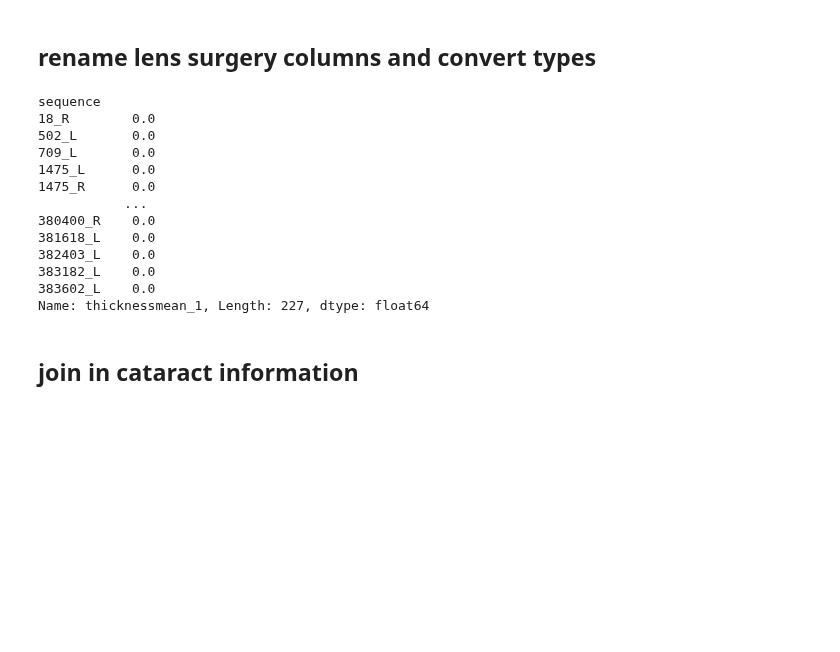
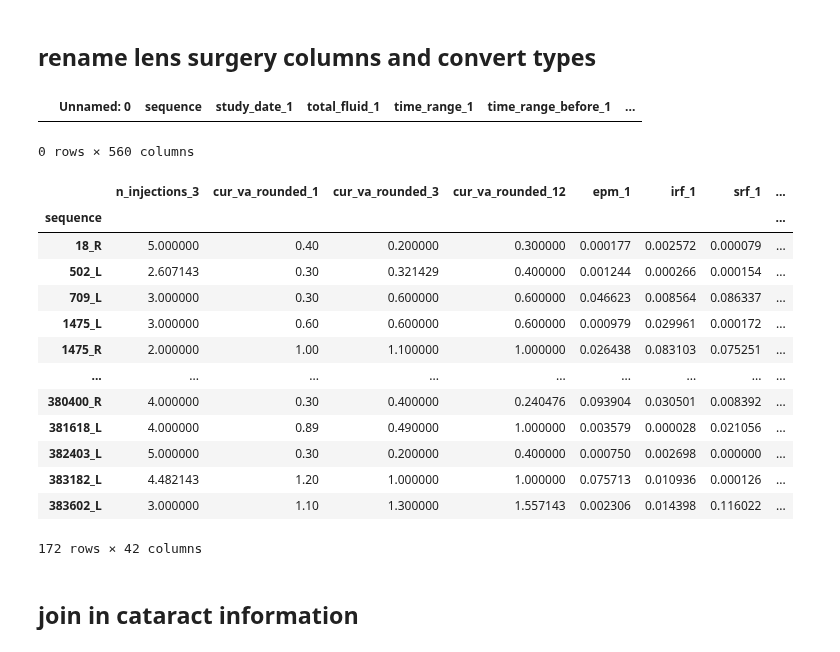
Before and after one commit to theislab/LODE, a Jupyter notebook: feature_statistics/notebooks/07_feature_time_series_visualization.ipynb, the cells around one changed output. Drawn from its saved outputs; the diff is of its cells as text; code cells hidden in the pictures; blank space fills up the shorter version.

```diff
--- a/feature_statistics/notebooks/07_feature_time_series_visualization.ipynb
+++ b/feature_statistics/notebooks/07_feature_time_series_visualization.ipynb
@@ -62,6 +62,11 @@ for c in columns_surgery[1:]:
     data_pd.loc[:, c] = data_pd[c].map({'False':0, 'True': 1}).astype(float).apply(np.ceil).astype(bool)
 # %%
 ## Create data visualizations
+# %%
+data_pd[data_pd.sequence == "719_R"]#["time_range_before_3"]
+# %% [output]
+|  | Unnamed: 0 | sequence | study_date_1 | total_fluid_1 | time_range_1 | time_range_before_1 | ... |
+0 rows × 560 columns
 # %%
 seg_features = ["epm", "irf", "srf", "srhm", "rpe", "fvpde", "drusen", "phm", "choroid", "fibrosis",
                "atropypercentage", "thicknessmean"]
@@ -96,16 +131,0 @@ abt = su.associate_time_n_factors(table=data_pd, spatial_sum=True, time_filters=
-# %%
-abt.thicknessmean_1
-# %% [output]
-sequence
-18_R        0.0
-502_L       0.0
-709_L       0.0
-1475_L      0.0
-1475_R      0.0
-           ...
-380400_R    0.0
-381618_L    0.0
-382403_L    0.0
-383182_L    0.0
-383602_L    0.0
-Name: thicknessmean_1, Length: 227, dtype: float64
@@ -182,3 +132,20 @@ abt.thicknessmean_1
+# %%
+abt_viz.drop_duplicates()
+# %% [output]
+|  | n_injections_3 | cur_va_rounded_1 | cur_va_rounded_3 | cur_va_rounded_12 | epm_1 | irf_1 | srf_1 | ... |
+| sequence |  |  |  |  |  |  |  | ... |
+| 18_R | 5.000000 | 0.40 | 0.200000 | 0.300000 | 0.000177 | 0.002572 | 0.000079 | ... |
+| 502_L | 2.607143 | 0.30 | 0.321429 | 0.400000 | 0.001244 | 0.000266 | 0.000154 | ... |
+| 709_L | 3.000000 | 0.30 | 0.600000 | 0.600000 | 0.046623 | 0.008564 | 0.086337 | ... |
+| 1475_L | 3.000000 | 0.60 | 0.600000 | 0.600000 | 0.000979 | 0.029961 | 0.000172 | ... |
+| 1475_R | 2.000000 | 1.00 | 1.100000 | 1.000000 | 0.026438 | 0.083103 | 0.075251 | ... |
+| ... | ... | ... | ... | ... | ... | ... | ... | ... |
+| 380400_R | 4.000000 | 0.30 | 0.400000 | 0.240476 | 0.093904 | 0.030501 | 0.008392 | ... |
+| 381618_L | 4.000000 | 0.89 | 0.490000 | 1.000000 | 0.003579 | 0.000028 | 0.021056 | ... |
+| 382403_L | 5.000000 | 0.30 | 0.200000 | 0.400000 | 0.000750 | 0.002698 | 0.000000 | ... |
+| 383182_L | 4.482143 | 1.20 | 1.000000 | 1.000000 | 0.075713 | 0.010936 | 0.000126 | ... |
+| 383602_L | 3.000000 | 1.10 | 1.300000 | 1.557143 | 0.002306 | 0.014398 | 0.116022 | ... |
+172 rows × 42 columns
 # %% [markdown]
 ## join in cataract information
 # %%
```
Also changed, not shown: parts of 24 cells of this notebook, 2 other files.
